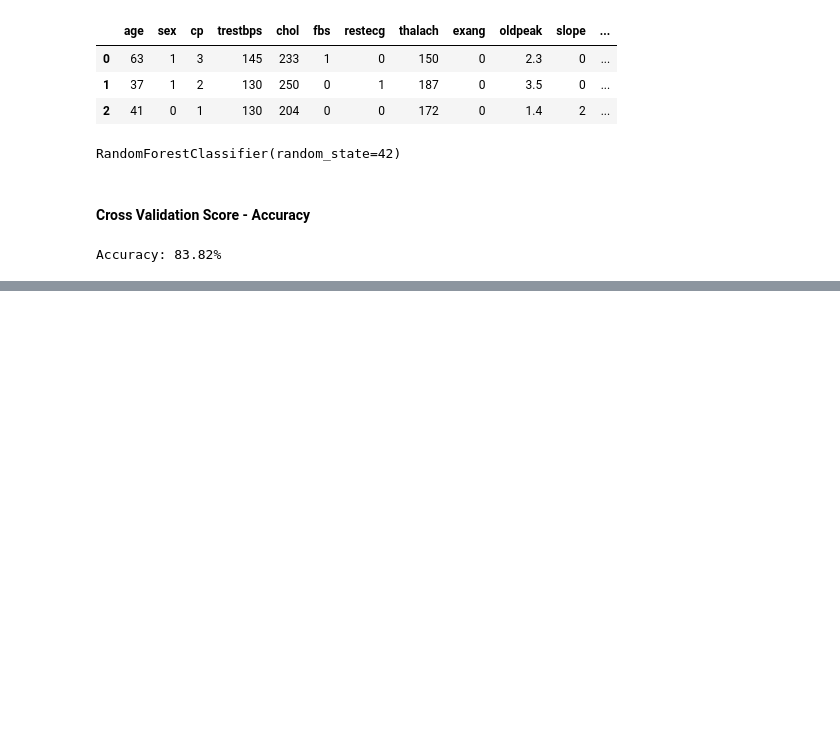
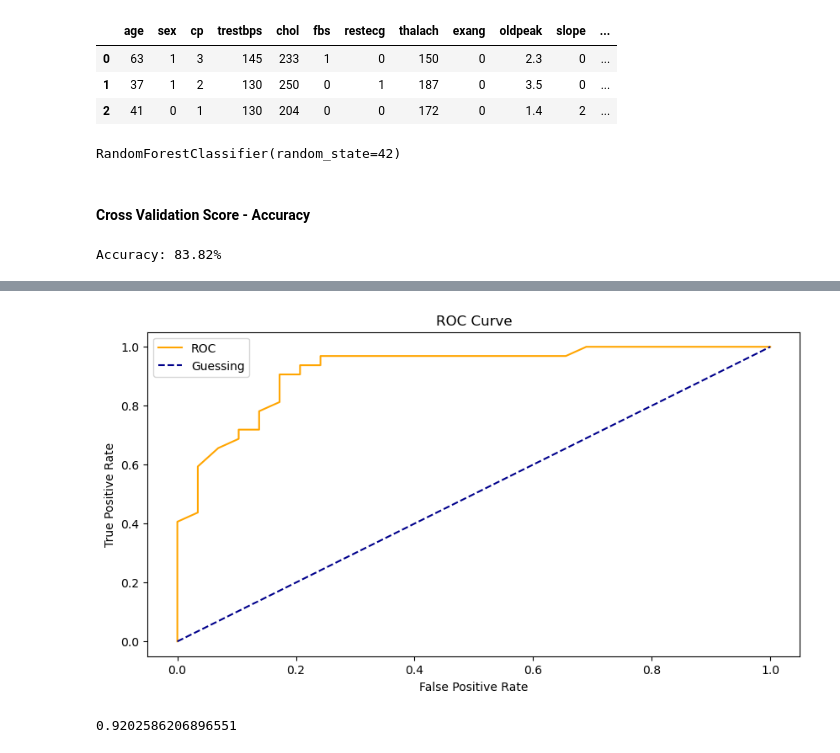
Before and after one commit to manojbhargavan/python-practice, a Jupyter notebook: AI_ML/sklearn/Model Validation.ipynb, the cells around one changed output, grey strips where cells are left out. Drawn from its saved outputs; the diff is of its cells as text; code cells hidden in the pictures; blank space fills up the shorter version.

```diff
--- a/AI_ML/sklearn/Model Validation.ipynb
+++ b/AI_ML/sklearn/Model Validation.ipynb
@@ -38,0 +89,22 @@ Accuracy: 83.82%
+# %%
+import matplotlib.pyplot as plt
+def roc_curve_plot(fpr, tpr):
+    fig, ax = plt.subplots(figsize=(10,5))
+
+    ax.plot(fpr, tpr, color='orange', label='ROC')
+    ax.plot([0,1], [0,1], linestyle='--', label='Guessing', color='darkblue')
+    ax.set(title='ROC Curve',
+           xlabel='False Positive Rate',
+           ylabel='True Positive Rate')
+    plt.legend()
+
+    plt.show()
+# %%
+roc_curve_plot(fpr, tpr)
+# %% [output]
+[figure, added]
+# %%
+from sklearn.metrics import roc_auc_score
+roc_auc_score(y_test, y_proba_positive)
+# %% [output]
+0.9202586206896551
```
Also changed, not shown: parts of 8 cells of this notebook, 2 other files.
